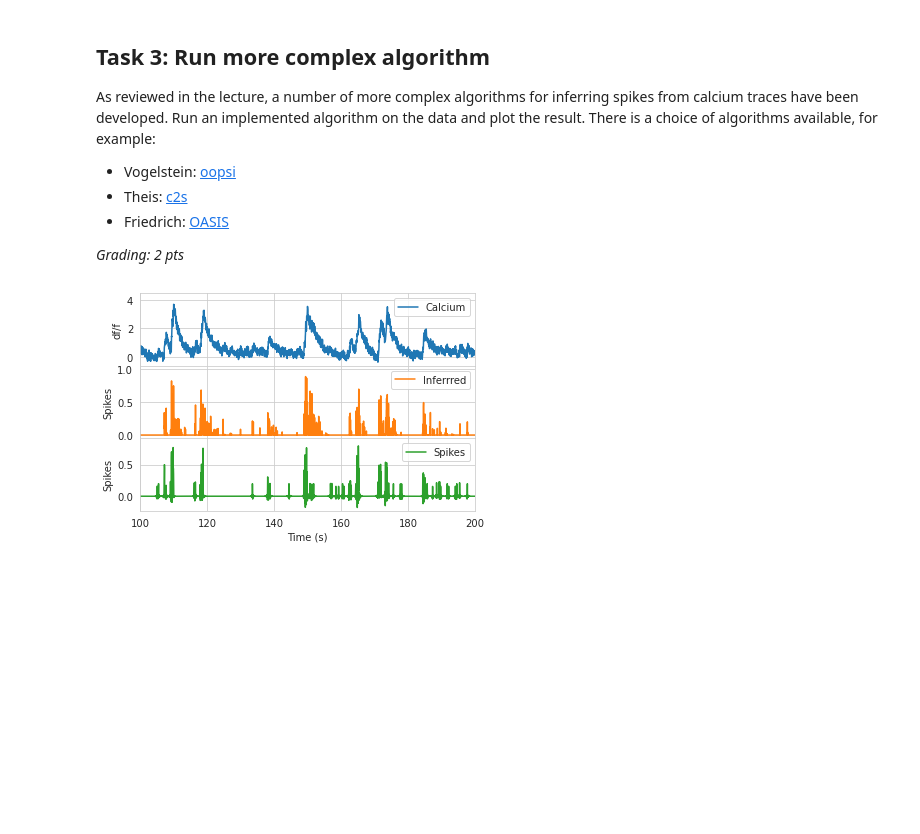
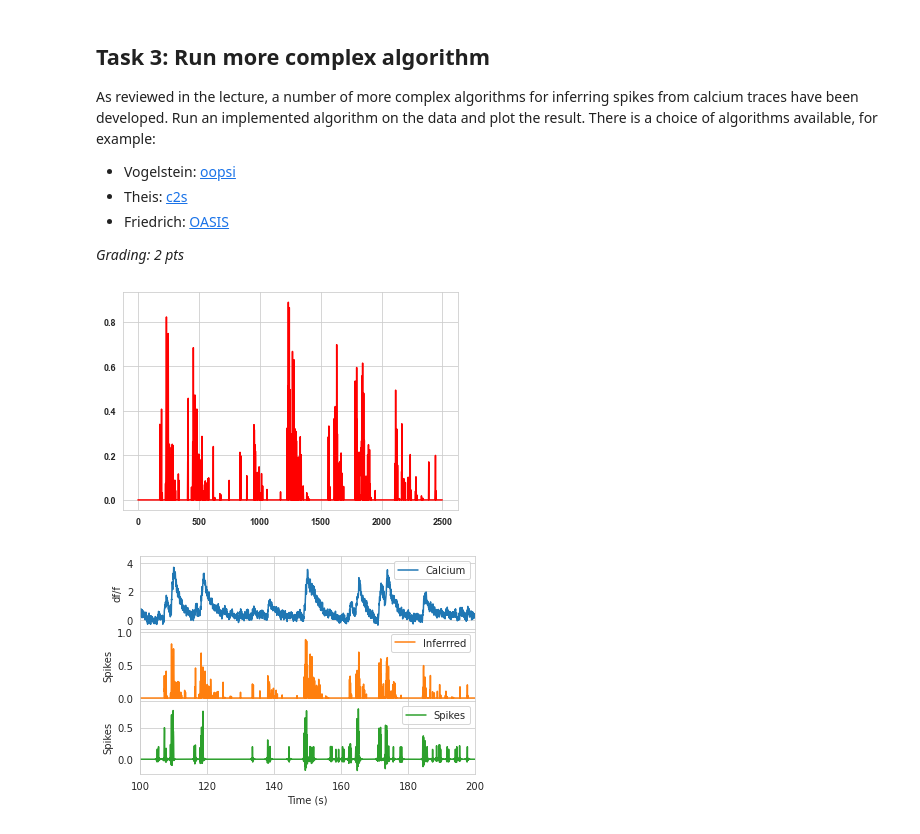
Before and after one commit to mdittschar/NDS, a Jupyter notebook: CodingLab4.ipynb, the cells around one changed output. Saved outputs shown, nothing was run; the diff lists cells and outputs as text; code cells hidden in the pictures; blank space fills up the shorter version.

```diff
--- a/CodingLab4.ipynb
+++ b/CodingLab4.ipynb
@@ -267,14 +213,20 @@ As reviewed in the lecture, a number of more complex algorithms for inferring sp
 # --------------------------------------------------------------
 # Apply one of the advanced algorithms on the OGB Cell (0.5 pts)
 # --------------------------------------------------------------
+d, Cz = oopsi.fast(ogb_calcium[4], dt=0.04, iter_max=6)
 # %%
 fig = plt.figure(figsize=(6,4))
 
 # -------------------------------------------
 # Plot the results for the OGB Cell (0.5 pts)
 # -------------------------------------------
+plt.plot(d[2500:5000], color="red", linewidth=1.5)
+#plt.plot(ogb_calcium[4][2500:5000])
+#plt.plot(ogb_spikes[4][2500:5000], color="#ff7f0e")
 
 plt.show()
+# %% [output]
+[figure, added]
 # %% [markdown]
 ![fig_cl4_t3_0](embedded-picture-1)
 # %%
```
Also changed, not shown: parts of 20 cells of this notebook, 1 other file.
